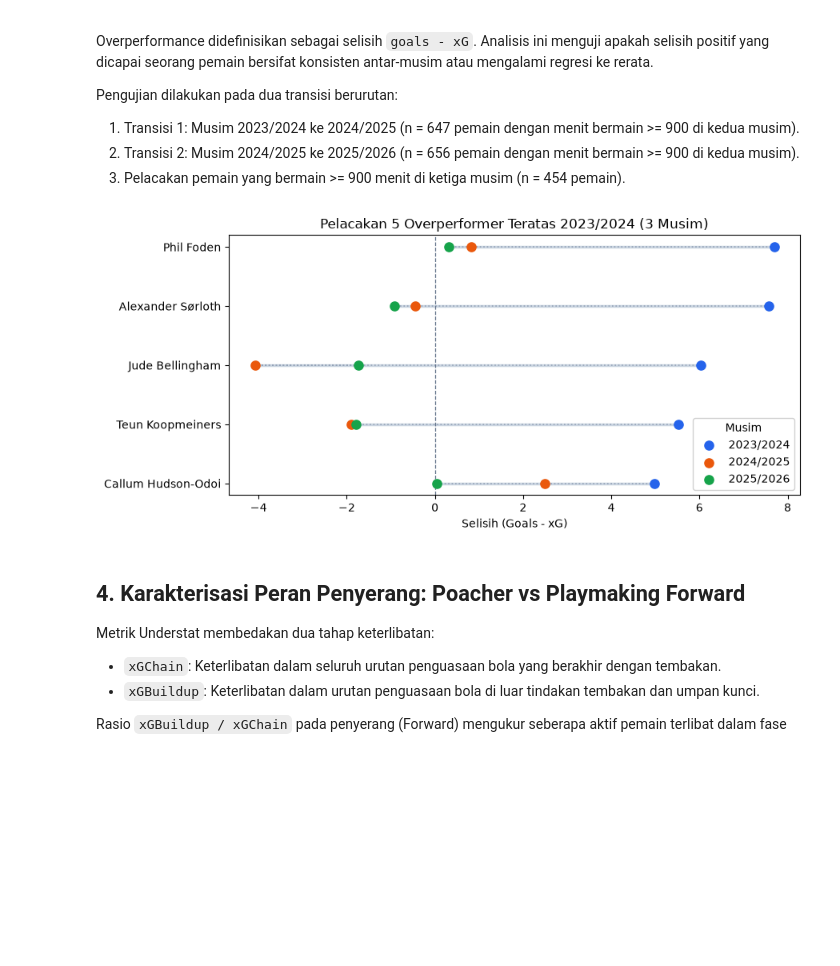
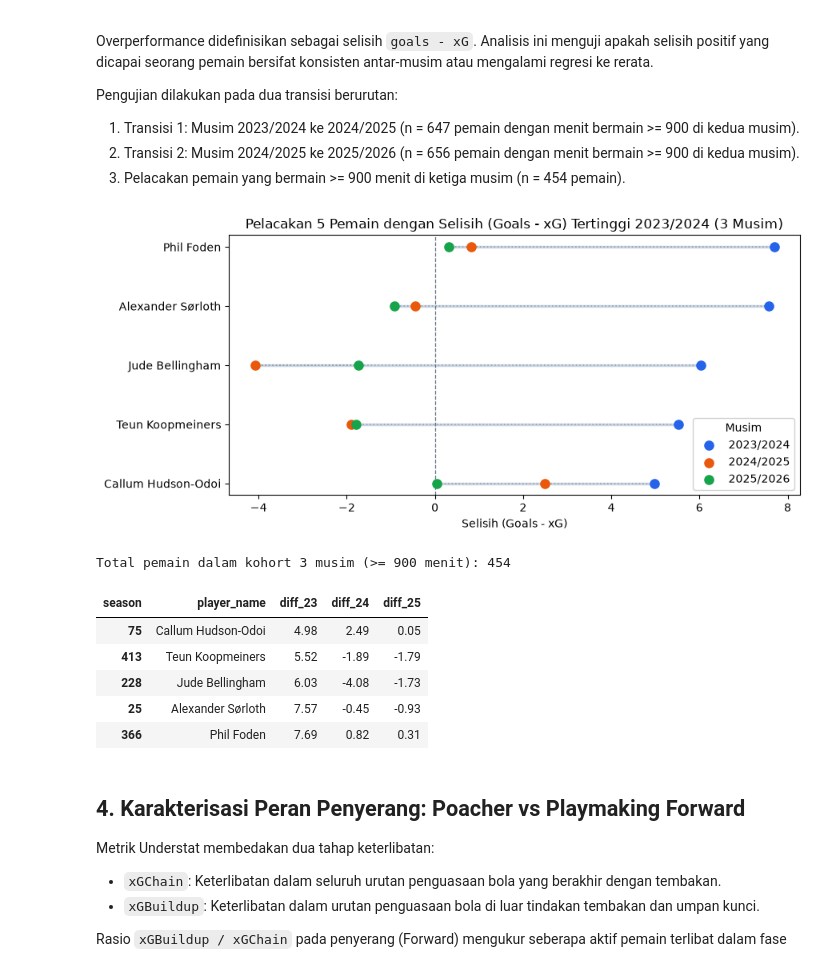
Before and after one commit to Fahmialfayadh/Praktikum-datamining, a Jupyter notebook: tugas-scrapping-eda/5054251015_Fahmi_Alfayadh_Tugas_Scrapping_dan_EDA.ipynb, the cells around one changed output. Drawn from its saved outputs; the diff is of its cells as text; code cells hidden in the pictures; blank space fills up the shorter version.

```diff
--- a/tugas-scrapping-eda/5054251015_Fahmi_Alfayadh_Tugas_Scrapping_dan_EDA.ipynb
+++ b/tugas-scrapping-eda/5054251015_Fahmi_Alfayadh_Tugas_Scrapping_dan_EDA.ipynb
@@ -304,37 +275,65 @@ Pengujian dilakukan pada dua transisi berurutan:
 2. Transisi 2: Musim 2024/2025 ke 2025/2026 (n = 656 pemain dengan menit bermain >= 900 di kedua musim).
 3. Pelacakan pemain yang bermain >= 900 menit di ketiga musim (n = 454 pemain).
 # %%
-c_23 = '#2563eb'  # Biru: 2023/2024
-c_24 = '#ea580c'  # Oranye: 2024/2025
-c_25 = '#16a34a'  # Hijau: 2025/2026
+import matplotlib.pyplot as plt
 
+# Goals - xG
+df_min['diff'] = df_min['goals'] - df_min['xG']
+
+m_all = (
+    df_min.pivot_table(index='player_name', columns='season', values='diff')
+    .dropna()
+    .rename(columns={
+        '2023/2024': 'diff_23',
+        '2024/2025': 'diff_24',
+        '2025/2026': 'diff_25'
+    })
+    .reset_index()
+)
+
+c_23 = '#2563eb'  #  2023/2024
+c_24 = '#ea580c'  #  2024/2025
+c_25 = '#16a34a'  #  2025/2026
+
+#  5 pemain dengan nilai (Goals - xG) tertinggi pada musim 2023/2024
 top5_23 = m_all.nlargest(5, 'diff_23').iloc[::-1].copy()
 
+# dumbbell plot
 fig, ax = plt.subplots(figsize=(9, 4.2))
 
-# Subplot: Pelacakan 5 Overperformer 2023/2024 sepanjang 3 musim
 for idx, (_, row) in enumerate(top5_23.iterrows()):
     vals = [row['diff_23'], row['diff_24'], row['diff_25']]
-    # Garis rentang error
+
     ax.plot([min(vals), max(vals)], [idx, idx], color='#cbd5e1', linewidth=2.5, zorder=1)
     ax.plot(vals, [idx, idx, idx], color='#94a3b8', linestyle=':', linewidth=1.2, zorder=2)
-    # Titik error per musim
+
     ax.scatter(row['diff_23'], idx, color=c_23, s=65, zorder=3, label='2023/2024' if idx == 0 else '')
     ax.scatter(row['diff_24'], idx, color=c_24, s=65, zorder=3, label='2024/2025' if idx == 0 else '')
     ax.scatter(row['diff_25'], idx, color=c_25, s=65, zorder=3, label='2025/2026' if idx == 0 else '')
 
 ax.axvline(0, color='#64748b', linestyle='--', linewidth=0.9)
 ax.set_yticks(range(len(top5_23)))
 ax.set_yticklabels(top5_23['player_name'])
-ax.set_title('Pelacakan 5 Overperformer Teratas 2023/2024 (3 Musim)')
+ax.set_title('Pelacakan 5 Pemain dengan Selisih (Goals - xG) Tertinggi 2023/2024 (3 Musim)')
 ax.set_xlabel('Selisih (Goals - xG)')
 ax.legend(title='Musim', loc='lower right', framealpha=0.9)
 
 plt.tight_layout()
+plt.savefig('figures/03_uji_regresi_ke_rerata.png', dpi=300, bbox_inches='tight')
+plt.show()
 
-plt.show()
+# ringkasan tabel
+print(f"Total pemain dalam kohort 3 musim (>= 900 menit): {len(m_all)}")
+display(top5_23[['player_name', 'diff_23', 'diff_24', 'diff_25']].round(2))
 # %% [output]
-[figure, old version]
+[figure, new version]
+Total pemain dalam kohort 3 musim (>= 900 menit): 454
+| season | player_name | diff_23 | diff_24 | diff_25 |
+| 75 | Callum Hudson-Odoi | 4.98 | 2.49 | 0.05 |
+| 413 | Teun Koopmeiners | 5.52 | -1.89 | -1.79 |
+| 228 | Jude Bellingham | 6.03 | -4.08 | -1.73 |
+| 25 | Alexander Sørloth | 7.57 | -0.45 | -0.93 |
+| 366 | Phil Foden | 7.69 | 0.82 | 0.31 |
 # %% [markdown]
 ## 4. Karakterisasi Peran Penyerang: Poacher vs Playmaking Forward
 
```
Also changed, not shown: parts of 4 cells of this notebook, 3 other files.
